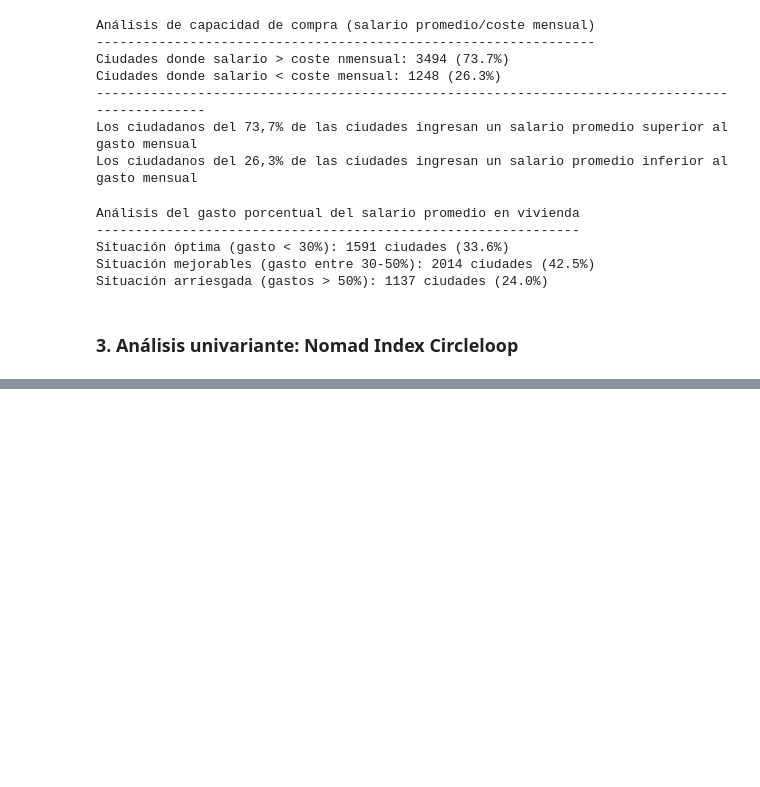
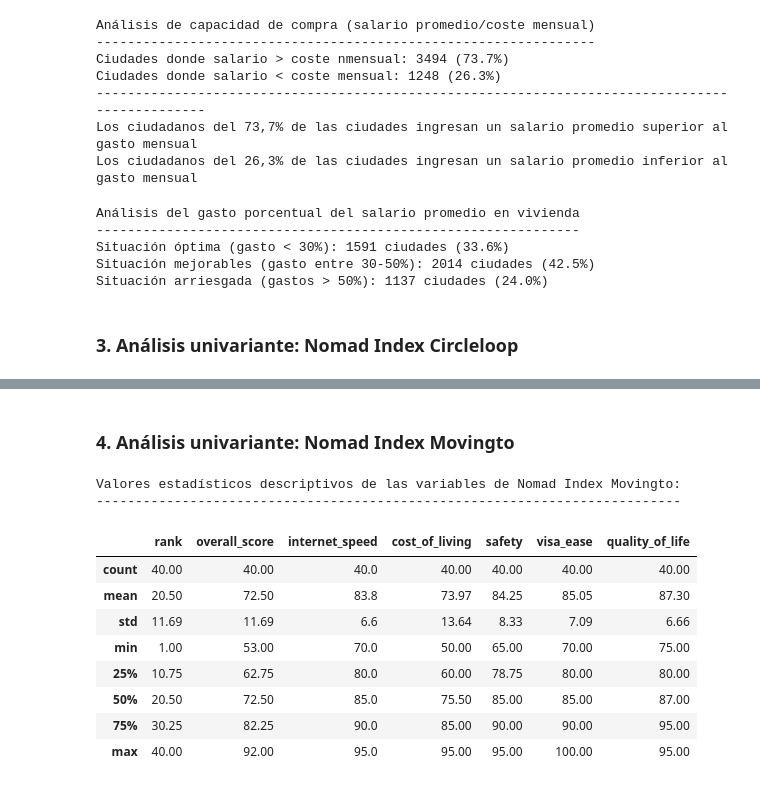
Before and after one commit to danielaaguirrej55-source/EDA-Nomadismo-Digital, a Jupyter notebook: src/notebooks/EDA-univariante_juanfcia_draft.ipynb, the cells around one changed output, grey strips where cells are left out. Saved outputs shown, nothing was run; the diff lists cells and outputs as text; code cells hidden in the pictures; blank space fills up the shorter version.

```diff
--- a/src/notebooks/EDA-univariante_juanfcia_draft.ipynb
+++ b/src/notebooks/EDA-univariante_juanfcia_draft.ipynb
@@ -454,0 +487,20 @@ plt.show()
+# %% [markdown]
+### **4. Análisis univariante: Nomad Index Movingto**
+# %%
+# Estadísticos descriptivos de las variables agregadas
+
+print("Valores estadísticos descriptivos de las variables de Nomad Index Movingto:")
+print("---------------------------------------------------------------------------")
+df_movingto.describe().round(2)
+# %% [output]
+Valores estadísticos descriptivos de las variables de Nomad Index Movingto:
+---------------------------------------------------------------------------
+|  | rank | overall_score | internet_speed | cost_of_living | safety | visa_ease | quality_of_life |
+| count | 40.00 | 40.00 | 40.0 | 40.00 | 40.00 | 40.00 | 40.00 |
+| mean | 20.50 | 72.50 | 83.8 | 73.97 | 84.25 | 85.05 | 87.30 |
+| std | 11.69 | 11.69 | 6.6 | 13.64 | 8.33 | 7.09 | 6.66 |
+| min | 1.00 | 53.00 | 70.0 | 50.00 | 65.00 | 70.00 | 75.00 |
+| 25% | 10.75 | 62.75 | 80.0 | 60.00 | 78.75 | 80.00 | 80.00 |
+| 50% | 20.50 | 72.50 | 85.0 | 75.50 | 85.00 | 85.00 | 87.00 |
+| 75% | 30.25 | 82.25 | 90.0 | 85.00 | 90.00 | 90.00 | 95.00 |
+| max | 40.00 | 92.00 | 95.0 | 95.00 | 95.00 | 100.00 | 95.00 |
```
Also changed, not shown: parts of 6 cells of this notebook.
